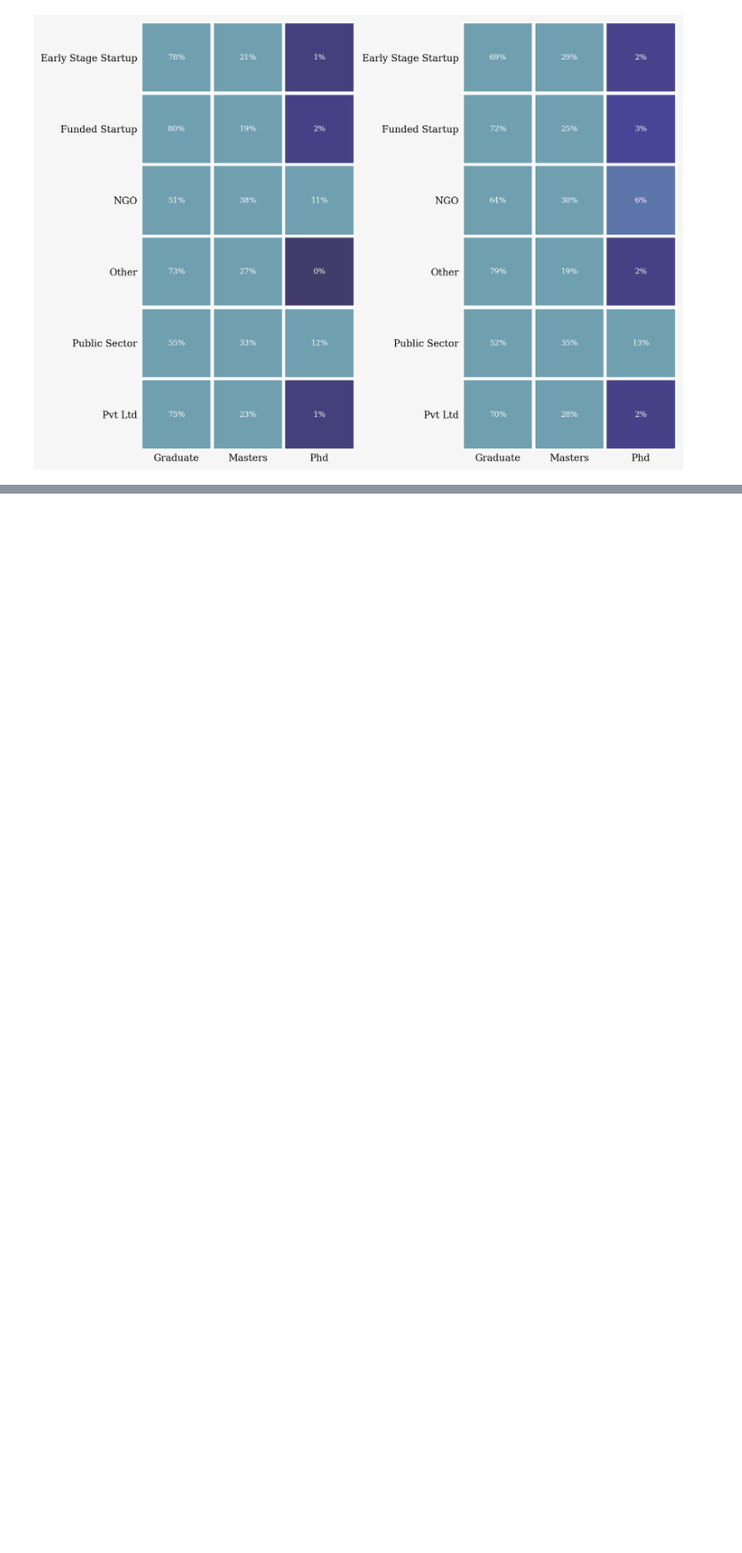
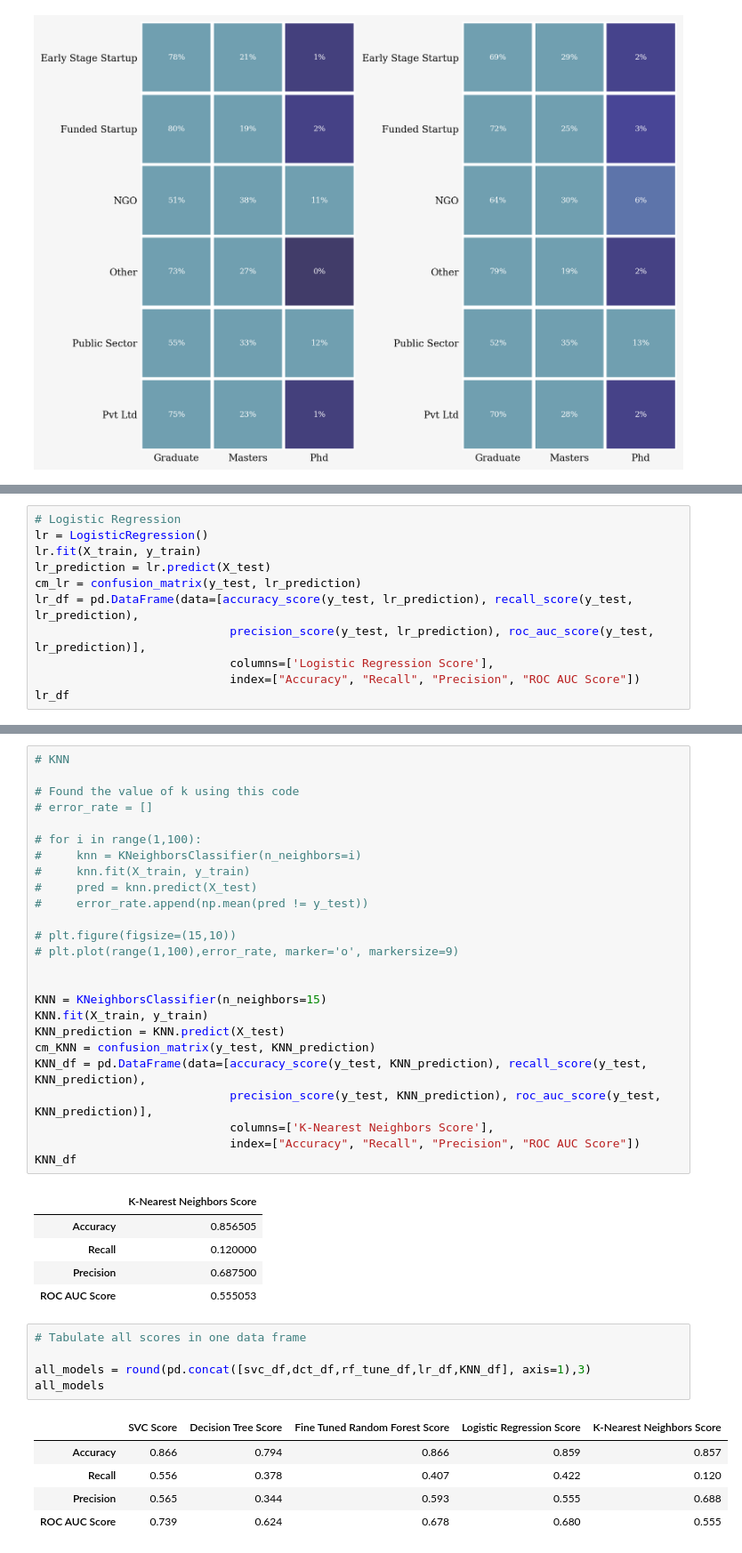
Before and after one commit to vaibhav1595/HR-Analytics-Predict-who-will-change-jobs, a Jupyter notebook: Predict_who_will_move_to_a_new_job.ipynb, the cells around one changed output, grey strips where cells are left out. Shown at 89% size. Drawn from its saved outputs; the diff is of its cells as text; blank space fills up the shorter version.

```diff
--- a/Predict_who_will_move_to_a_new_job.ipynb
+++ b/Predict_who_will_move_to_a_new_job.ipynb
@@ -694,0 +820,11 @@ ax1.tick_params(axis=u'both', which=u'both',length=0)
+# %%
+# Logistic Regression
+lr = LogisticRegression()
+lr.fit(X_train, y_train)
+lr_prediction = lr.predict(X_test)
+cm_lr = confusion_matrix(y_test, lr_prediction)
+lr_df = pd.DataFrame(data=[accuracy_score(y_test, lr_prediction), recall_score(y_test, lr_prediction),
+                            precision_score(y_test, lr_prediction), roc_auc_score(y_test, lr_prediction)],
+                            columns=['Logistic Regression Score'],
+                            index=["Accuracy", "Recall", "Precision", "ROC AUC Score"])
+lr_df
@@ -694,0 +837,42 @@ ax1.tick_params(axis=u'both', which=u'both',length=0)
+# %%
+# KNN
+
+# Found the value of k using this code
+# error_rate = []
+
+# for i in range(1,100):
+#     knn = KNeighborsClassifier(n_neighbors=i)
+#     knn.fit(X_train, y_train)
+#     pred = knn.predict(X_test)
+#     error_rate.append(np.mean(pred != y_test))
+
+# plt.figure(figsize=(15,10))
+# plt.plot(range(1,100),error_rate, marker='o', markersize=9)
+
+
+KNN = KNeighborsClassifier(n_neighbors=15)
+KNN.fit(X_train, y_train)
+KNN_prediction = KNN.predict(X_test)
+cm_KNN = confusion_matrix(y_test, KNN_prediction)
+KNN_df = pd.DataFrame(data=[accuracy_score(y_test, KNN_prediction), recall_score(y_test, KNN_prediction),
+                            precision_score(y_test, KNN_prediction), roc_auc_score(y_test, KNN_prediction)],
+                            columns=['K-Nearest Neighbors Score'],
+                            index=["Accuracy", "Recall", "Precision", "ROC AUC Score"])
+KNN_df
+# %% [output]
+|  | K-Nearest Neighbors Score |
+| Accuracy | 0.856505 |
+| Recall | 0.120000 |
+| Precision | 0.687500 |
+| ROC AUC Score | 0.555053 |
+# %%
+# Tabulate all scores in one data frame
+
+all_models = round(pd.concat([svc_df,dct_df,rf_tune_df,lr_df,KNN_df], axis=1),3)
+all_models
+# %% [output]
+|  | SVC Score | Decision Tree Score | Fine Tuned Random Forest Score | Logistic Regression Score | K-Nearest Neighbors Score |
+| Accuracy | 0.866 | 0.794 | 0.866 | 0.859 | 0.857 |
+| Recall | 0.556 | 0.378 | 0.407 | 0.422 | 0.120 |
+| Precision | 0.565 | 0.344 | 0.593 | 0.555 | 0.688 |
+| ROC AUC Score | 0.739 | 0.624 | 0.678 | 0.680 | 0.555 |
```
Also changed, not shown: parts of 16 cells of this notebook.
